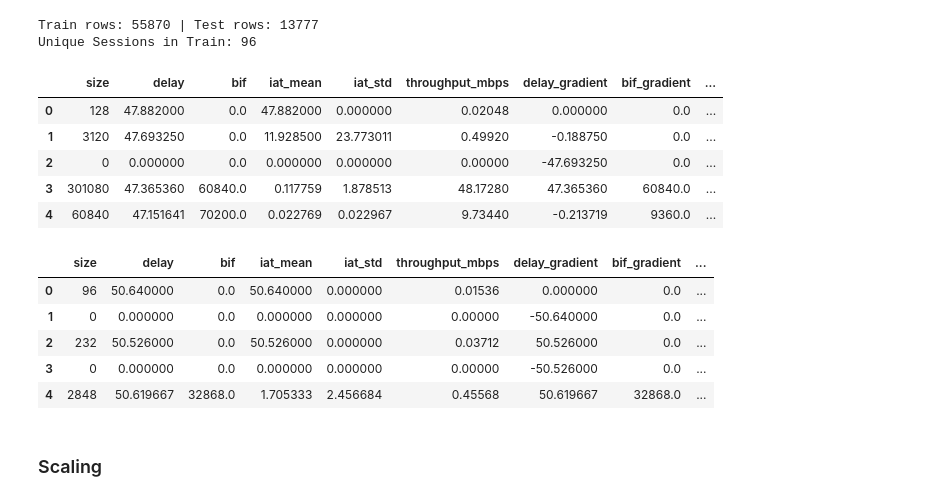
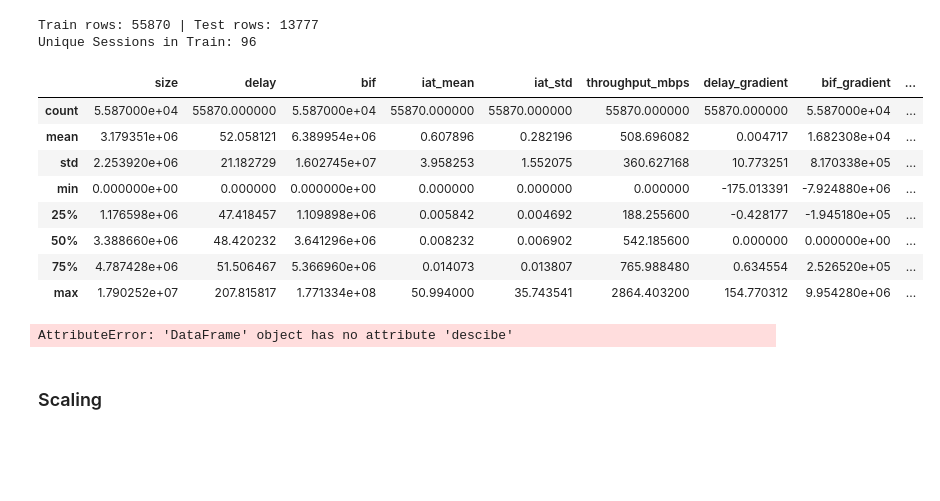
Before and after one commit to Tayebwa-ian/Real_Time_TCP_traffic_Forecasting, a Jupyter notebook: src/training.ipynb, the cells around one changed output. Drawn from its saved outputs; the diff is of its cells as text; code cells hidden in the pictures; blank space fills up the shorter version.

Commit message:
Updating the descriptive stats of our train and test data

```diff
--- a/src/training.ipynb
+++ b/src/training.ipynb
@@ -19,23 +19,21 @@ print(f"Unique Sessions in Train: {train_df['session_id'].nunique()}")
 Train rows: 55870 | Test rows: 13777
 Unique Sessions in Train: 96
 # %%
-train_df.head(5)
+train_df.describe()
 # %% [output]
 |  | size | delay | bif | iat_mean | iat_std | throughput_mbps | delay_gradient | bif_gradient | ... |
-| 0 | 128 | 47.882000 | 0.0 | 47.882000 | 0.000000 | 0.02048 | 0.000000 | 0.0 | ... |
-| 1 | 3120 | 47.693250 | 0.0 | 11.928500 | 23.773011 | 0.49920 | -0.188750 | 0.0 | ... |
-| 2 | 0 | 0.000000 | 0.0 | 0.000000 | 0.000000 | 0.00000 | -47.693250 | 0.0 | ... |
-| 3 | 301080 | 47.365360 | 60840.0 | 0.117759 | 1.878513 | 48.17280 | 47.365360 | 60840.0 | ... |
-| 4 | 60840 | 47.151641 | 70200.0 | 0.022769 | 0.022967 | 9.73440 | -0.213719 | 9360.0 | ... |
+| count | 5.587000e+04 | 55870.000000 | 5.587000e+04 | 55870.000000 | 55870.000000 | 55870.000000 | 55870.000000 | 5.587000e+04 | ... |
+| mean | 3.179351e+06 | 52.058121 | 6.389954e+06 | 0.607896 | 0.282196 | 508.696082 | 0.004717 | 1.682308e+04 | ... |
+| std | 2.253920e+06 | 21.182729 | 1.602745e+07 | 3.958253 | 1.552075 | 360.627168 | 10.773251 | 8.170338e+05 | ... |
+| min | 0.000000e+00 | 0.000000 | 0.000000e+00 | 0.000000 | 0.000000 | 0.000000 | -175.013391 | -7.924880e+06 | ... |
+| 25% | 1.176598e+06 | 47.418457 | 1.109898e+06 | 0.005842 | 0.004692 | 188.255600 | -0.428177 | -1.945180e+05 | ... |
+| 50% | 3.388660e+06 | 48.420232 | 3.641296e+06 | 0.008232 | 0.006902 | 542.185600 | 0.000000 | 0.000000e+00 | ... |
+| 75% | 4.787428e+06 | 51.506467 | 5.366960e+06 | 0.014073 | 0.013807 | 765.988480 | 0.634554 | 2.526520e+05 | ... |
+| max | 1.790252e+07 | 207.815817 | 1.771334e+08 | 50.994000 | 35.743541 | 2864.403200 | 154.770312 | 9.954280e+06 | ... |
 # %%
-test_df.head(5)
+test_df.describe()
 # %% [output]
-|  | size | delay | bif | iat_mean | iat_std | throughput_mbps | delay_gradient | bif_gradient | ... |
-| 0 | 96 | 50.640000 | 0.0 | 50.640000 | 0.000000 | 0.01536 | 0.000000 | 0.0 | ... |
-| 1 | 0 | 0.000000 | 0.0 | 0.000000 | 0.000000 | 0.00000 | -50.640000 | 0.0 | ... |
-| 2 | 232 | 50.526000 | 0.0 | 50.526000 | 0.000000 | 0.03712 | 50.526000 | 0.0 | ... |
-| 3 | 0 | 0.000000 | 0.0 | 0.000000 | 0.000000 | 0.00000 | -50.526000 | 0.0 | ... |
-| 4 | 2848 | 50.619667 | 32868.0 | 1.705333 | 2.456684 | 0.45568 | 50.619667 | 32868.0 | ... |
+AttributeError: 'DataFrame' object has no attribute 'descibe'
 # %%
 # Define features and target
 # We exclude 'ts' and 'session_id' from features
```
Also changed, not shown: parts of 1 cell of this notebook.
